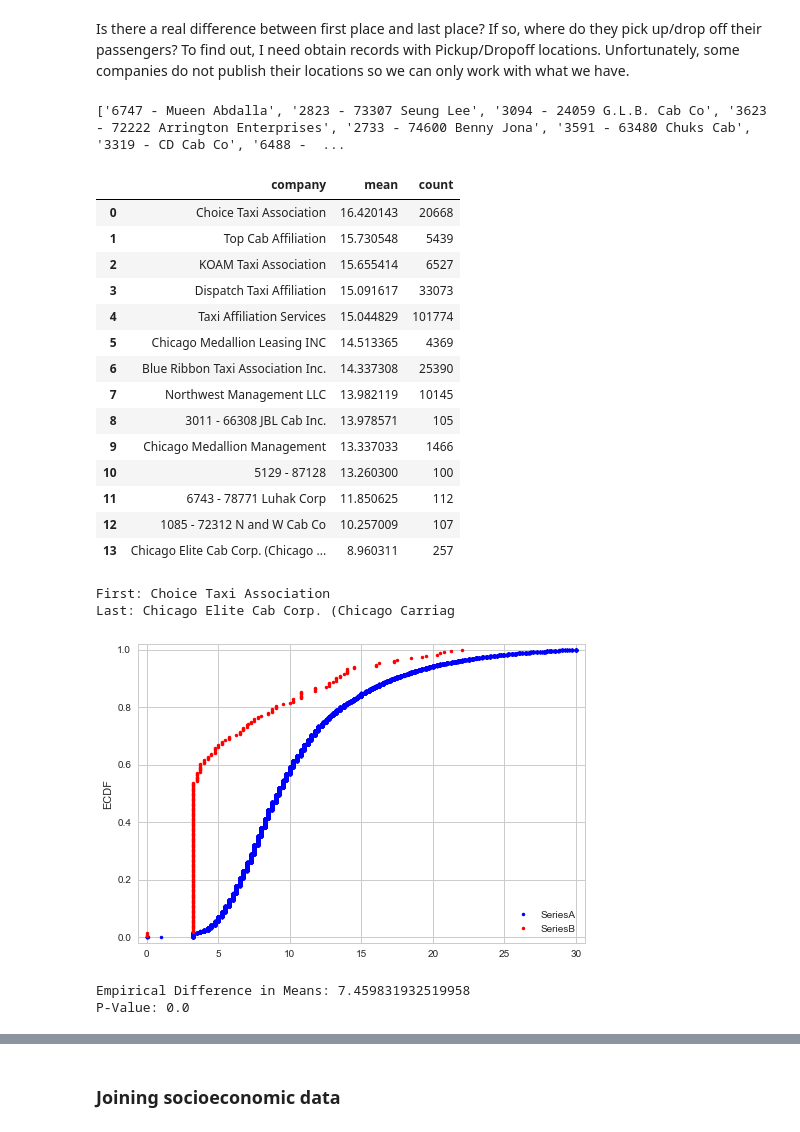
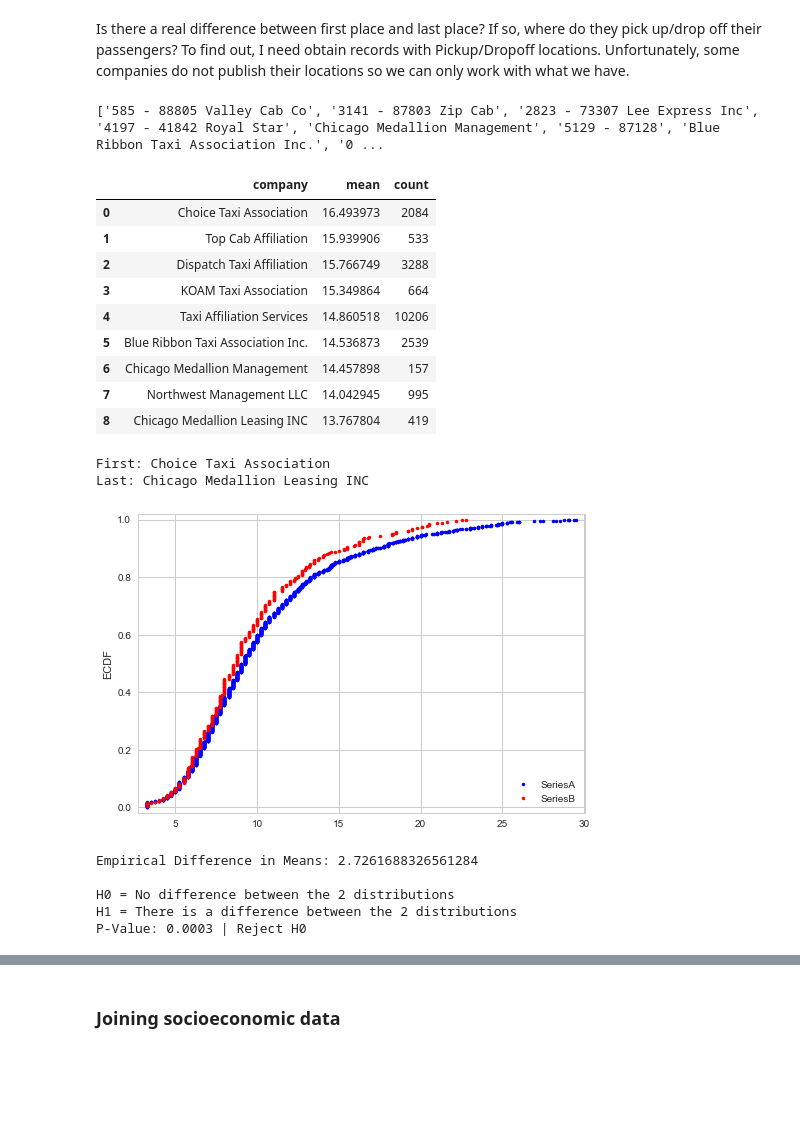
Before and after one commit to iamjz/taxi, a Jupyter notebook: Earnings.ipynb, the cells around one changed output, grey strips where cells are left out. Cells and saved outputs as stored; diff of their text form; code cells hidden in the pictures; blank space fills up the shorter version.

Commit message:
taxi

```diff
--- a/Earnings.ipynb
+++ b/Earnings.ipynb
@@ -53,10 +53,10 @@ summerDf = pd.read_csv("data/2016/summer.csv")
 # i don't wanna work on the entire dataset.
 # taking a fraction only.
 
-fallFrac = fallDf.sample(frac = 0.02)
-winterFrac = winterDf.sample(frac = 0.02)
-springFrac = springDf.sample(frac = 0.02)
-summerFrac = summerDf.sample(frac = 0.02)
+fallFrac = fallDf.sample(frac = 0.002)
+winterFrac = winterDf.sample(frac = 0.002)
+springFrac = springDf.sample(frac = 0.002)
+summerFrac = summerDf.sample(frac = 0.002)
 # %%
 fall = h.convertDataType(fallFrac)
 winter = h.convertDataType(winterFrac)
@@ -135,0 +136,7 @@ It's bit hard to tell but Summer might yield better earnings than Winter. One po
+# %%
+winterEarnings = np.array(winter["trip_total"])
+summerEarnings = np.array(summer["trip_total"])
+springEarnings = np.array(spring["trip_total"])
+fallEarnings = np.array(fall["trip_total"])
+
+number_of_experiments = 10000
@@ -182,37 +196,33 @@ P-Value: 0.6908
 Is there a real difference between first place and last place? If so, where do they pick up/drop off their passengers? To find out, I need obtain records with Pickup/Dropoff locations. Unfortunately, some companies do not publish their locations so we can only work with what we have.
 # %%
 # drop trip records that do not have company name, pickup/dropoff locations
-interestedTrips = all.dropna(subset = ["company", "pickup_community_area", "dropoff_community_area"])
+interestedTrips = all.dropna(subset = ["company", "pickup_community_area", \
+                                       "dropoff_community_area"])
 
 taxiCompanies = set(np.array(interestedTrips["company"]))
 taxiCompanies = list(taxiCompanies)
 print(taxiCompanies)
 # %% [output]
-['6747 - Mueen Abdalla', '2823 - 73307 Seung Lee', '3094 - 24059 G.L.B. Cab Co', '3623 - 72222 Arrington Enterprises', '2733 - 74600 Benny Jona', '3591 - 63480 Chuks Cab', '3319 - CD Cab Co', '6488 -  ...
+['585 - 88805 Valley Cab Co', '3141 - 87803 Zip Cab', '2823 - 73307 Lee Express Inc', '4197 - 41842 Royal Star', 'Chicago Medallion Management', '5129 - 87128', 'Blue Ribbon Taxi Association Inc.', '0 ...
 # %%
 meanEarnings = interestedTrips.groupby(["company"])["trip_total"] \
     .agg(["mean", "count"]).sort_values("mean", ascending = False).reset_index()
 
-# We only care about Taxi companies that make at least 100 trips in 2016
+# I only care about Taxi companies that made at least 100 trips in 2016
 meanEarnings = meanEarnings[meanEarnings["count"] >= 100].reset_index(drop = True)
 
 meanEarnings
 # %% [output]
 |  | company | mean | count |
-| 0 | Choice Taxi Association | 16.420143 | 20668 |
-| 1 | Top Cab Affiliation | 15.730548 | 5439 |
-| 2 | KOAM Taxi Association | 15.655414 | 6527 |
-| 3 | Dispatch Taxi Affiliation | 15.091617 | 33073 |
-| 4 | Taxi Affiliation Services | 15.044829 | 101774 |
-| 5 | Chicago Medallion Leasing INC | 14.513365 | 4369 |
-| 6 | Blue Ribbon Taxi Association Inc. | 14.337308 | 25390 |
-| 7 | Northwest Management LLC | 13.982119 | 10145 |
-| 8 | 3011 - 66308 JBL Cab Inc. | 13.978571 | 105 |
-| 9 | Chicago Medallion Management | 13.337033 | 1466 |
-| 10 | 5129 - 87128 | 13.260300 | 100 |
-| 11 | 6743 - 78771 Luhak Corp | 11.850625 | 112 |
-| 12 | 1085 - 72312 N and W Cab Co | 10.257009 | 107 |
-| 13 | Chicago Elite Cab Corp. (Chicago ... | 8.960311 | 257 |
+| 0 | Choice Taxi Association | 16.493973 | 2084 |
+| 1 | Top Cab Affiliation | 15.939906 | 533 |
+| 2 | Dispatch Taxi Affiliation | 15.766749 | 3288 |
+| 3 | KOAM Taxi Association | 15.349864 | 664 |
+| 4 | Taxi Affiliation Services | 14.860518 | 10206 |
+| 5 | Blue Ribbon Taxi Association Inc. | 14.536873 | 2539 |
+| 6 | Chicago Medallion Management | 14.457898 | 157 |
+| 7 | Northwest Management LLC | 14.042945 | 995 |
+| 8 | Chicago Medallion Leasing INC | 13.767804 | 419 |
 # %%
 first = meanEarnings.head(1)["company"].iloc[0]
 print("First:", first)
@@ -224,13 +234,19 @@ firstDf = interestedTrips[interestedTrips["company"] == first]
 lastDf = interestedTrips[interestedTrips["company"] == last]
 # %% [output]
 First: Choice Taxi Association
-Last: Chicago Elite Cab Corp. (Chicago Carriag
+Last: Chicago Medallion Leasing INC
 # %%
 h.compareCDF(firstDf["trip_total"], lastDf["trip_total"])
-h.identicalMeans(firstDf["trip_total"], lastDf["trip_total"], 10000)
+
+h.identicalMeans(firstDf["trip_total"], \
+                 lastDf["trip_total"], \
+                 number_of_experiments)
 # %% [output]
-[figure, old version]
+[figure, new version]
-Empirical Difference in Means: 7.459831932519958
-P-Value: 0.0
+Empirical Difference in Means: 2.7261688326561284
+
+H0 = No difference between the 2 distributions
+H1 = There is a difference between the 2 distributions
+P-Value: 0.0003 | Reject H0
 # %%
 h.compareCDF(firstDf["fare"], lastDf["fare"])
```
Also changed, not shown: parts of 28 cells of this notebook, 1 other file.
